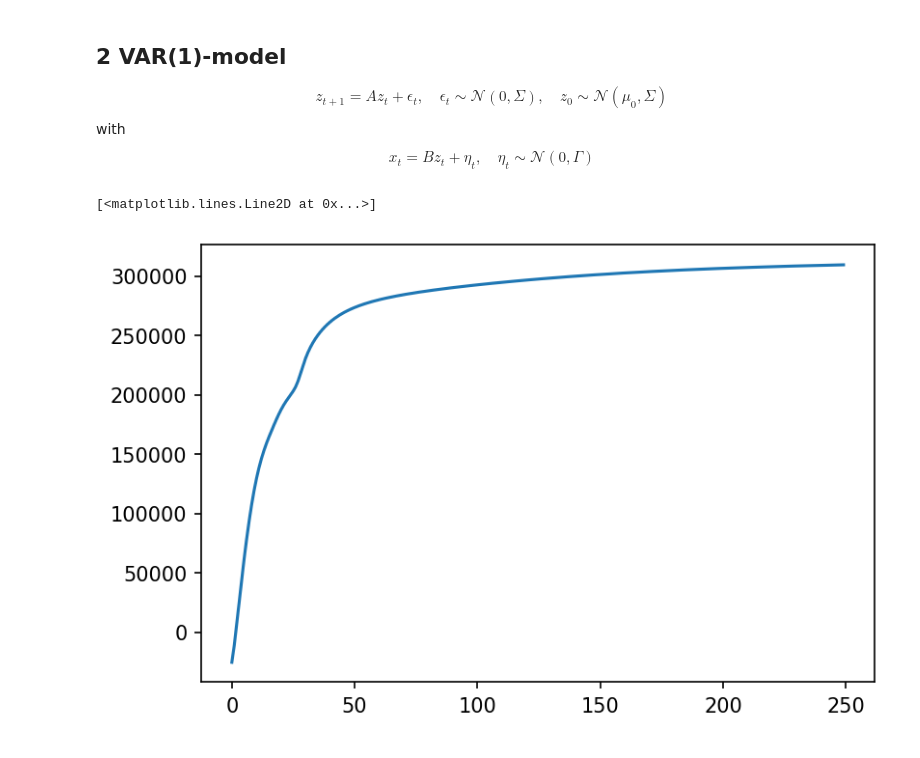
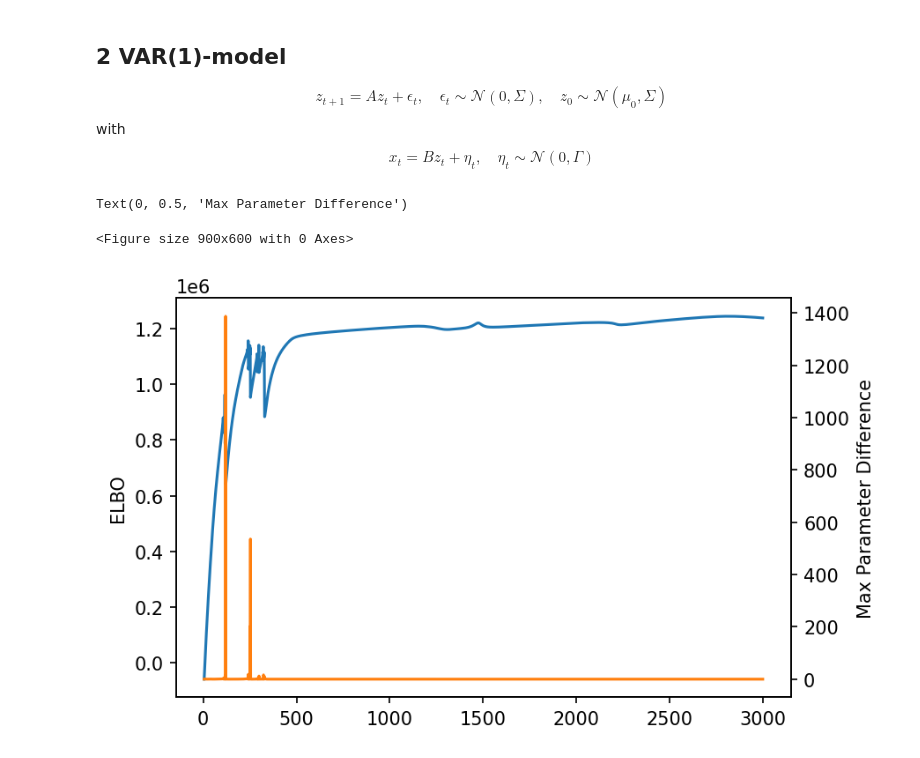
Before and after one commit to LarsKue/TSA-RNN-final-project, a Jupyter notebook: Final_Project_nico.ipynb, the cells around one changed output. Cells and saved outputs as stored; diff of their text form; code cells hidden in the pictures.

```diff
--- a/Final_Project_nico.ipynb
+++ b/Final_Project_nico.ipynb
@@ -154,50 +161,68 @@ def Kalman_Filter_Smoother(x, A, Sigma, mu0, B, Gamma, L0):
 # %%
 def Expectation_Maximization(var, x, max_iter=100, tol=1e-4):
     expected_log_likelihoods = np.zeros(max_iter)
+    parameter_differences = np.zeros(max_iter)
     ell_prev = 0
     pbar = tqdm(range(max_iter))
+    pbar.set_description(f"iteration {0}, ell = ")
     for i in pbar:
-        pbar.set_description(f"iteration {i}, Kalman-Filter-Smoother, previous ell = {ell_prev:.{int(-np.log10(tol))}f}")
-        mu, V, mu_tilde, V_tilde, V_tt1 = Kalman_Filter_Smoother(x=x, L0=var.Sigma, **var.get_parameters())
+        old_params = var.get_parameters()
+        mu, V, mu_tilde, V_tilde, V_tt1 = Kalman_Filter_Smoother(x=x, L0=var.Sigma, **old_params)
 
         E_z = mu_tilde
         E_zz = V_tilde + np.einsum("ij,il->ijl", E_z, E_z)
         E_zz1 = V_tt1[1:] + np.einsum("ij,il->ijl", E_z[1:], E_z[:-1])
 
 
-        pbar.set_description(f"iteration {i}, Estimate new parameters")
         new_params = var.estimate_parameters(x, E_z, E_zz, E_zz1)
         var.set_parameters(*new_params)
 
-        pbar.set_description(f"iteration {i}, Expected log likelihood")
         ell = var.expected_log_likelihood(x, E_z, E_zz, E_zz1)
+        max_parameter_difference = max([np.max(np.abs(new_p - old_p)) for (new_p, old_p) in zip(new_params, old_params.values())])
+
         expected_log_likelihoods[i] = ell
-        #print(ell)
+        parameter_differences[i] = max_parameter_difference
 
-        if i > 1 and ell - ell_prev < tol:
-            return var, expected_log_likelihoods[:i]
+        pbar.set_description(f"iteration {i+1}, ell = {ell:.{int(-np.log10(tol))}f}, max param difference = {max_parameter_difference:.{int(-np.log10(tol))}f}")
+
+        if np.isnan(ell):
+            var.set_parameters(**old_params)
+            return var, expected_log_likelihoods[:i+1], parameter_differences[:i+1]
+
+        #if i > 100 and (ell - ell_prev < tol or max_parameter_difference < tol):
+        #if i > 50 and ell - ell_prev > tol * abs(expected_log_likelihoods[0]):
+        #    print(f"finished with ell = {ell:.5f}, ell_prev = {ell_prev:.5f}, max param difference = {max_parameter_difference}")
+        #    var.set_parameters(**old_params)
+        #    return var, expected_log_likelihoods[:i+1], parameter_differences[:i+1]
 
         ell_prev = ell
 
-    return var, expected_log_likelihoods
+    return var, expected_log_likelihoods, parameter_differences
 # %%
 T, obs_dim = x_train.shape
-latent_dim = 5
+latent_dim = 30
 A_initial = np.random.uniform(size=(latent_dim, latent_dim))
-Sigma_initial = np.diag(np.random.uniform(low=0.1, size=latent_dim))
+Sigma_initial = np.diag(np.random.uniform(low=1e-1, size=latent_dim))
 mu0_initial = np.random.uniform(size=latent_dim)
 B_initial = np.random.uniform(size=(obs_dim, latent_dim))
-Gamma_initial = np.diag(np.random.uniform(low=0.1, size=obs_dim))
+Gamma_initial = np.diag(np.random.uniform(low=1e-1, size=obs_dim))
 
 var = VAR(A_initial, Sigma_initial, mu0_initial, B_initial, Gamma_initial)
 
-var, expected_log_likelihoods = Expectation_Maximization(var, x_train, max_iter=250)
+var, expected_log_likelihoods, parameter_differences = Expectation_Maximization(var, x_train, max_iter=3000)
 
 plt.figure()
-plt.plot(expected_log_likelihoods)
+fig, ax1 = plt.subplots()
+ax2 = ax1.twinx()
+start = 5
+ax1.plot(np.arange(start, len(expected_log_likelihoods)), expected_log_likelihoods[start:], 'C0')
+ax2.plot(np.arange(start, len(expected_log_likelihoods)), parameter_differences[start:], 'C1')
+ax1.set_ylabel("ELBO")
+ax2.set_ylabel("Max Parameter Difference")
 # %% [output]
-[<matplotlib.lines.Line2D at 0x...>]
+Text(0, 0.5, 'Max Parameter Difference')
+<Figure size 900x600 with 0 Axes>
-[figure, old version]
+[figure, new version]
 # %%
 ts = var.generate_time_series(len(mnpa))
 fig, axes = plt.subplots(3, 1)
```
Also changed, not shown: parts of 4 cells of this notebook, 2 other files.
